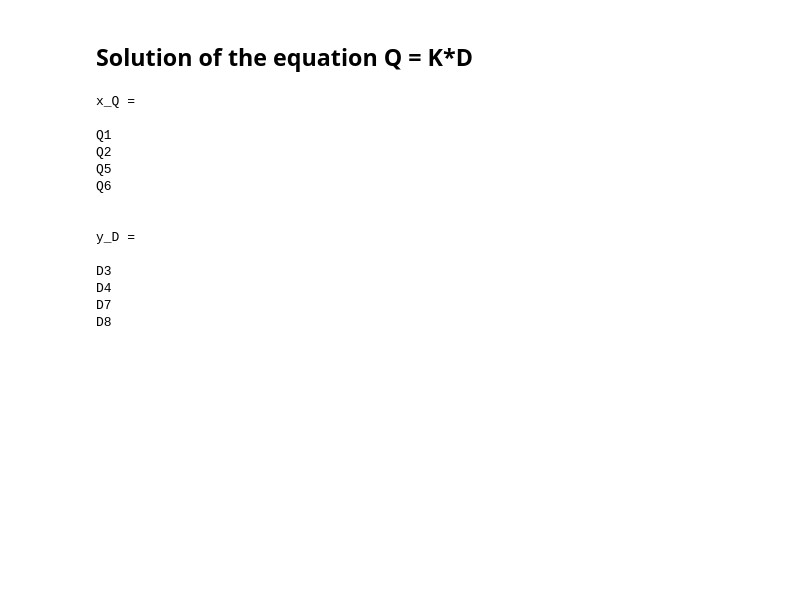
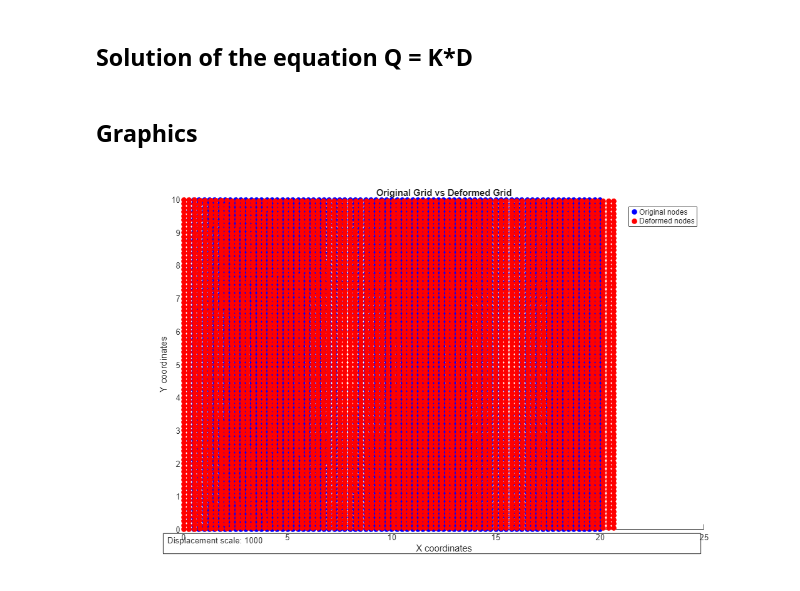
Before and after one commit to NICOLASQUINONES12/FEM-Plate-CST-Plane-Stress-MATLAB, a Jupyter notebook: Code jupyter.ipynb, the cells around one changed output. Saved outputs shown, nothing was run; the diff lists cells and outputs as text; code cells hidden in the pictures; blank space fills up the shorter version.

Commit message:
Graph of nodes displaced

```diff
--- a/Code jupyter.ipynb
+++ b/Code jupyter.ipynb
@@ -18,8 +18,8 @@ chapter a solution is make by subdivided the plate in two CST. The purpose of th
 t = 1; % in
 E = 30*10^6; %psi
 v = 0.3;
-n_x = 1;
-n_y = 1;
+n_x = 80;
+n_y = 80;
 x0 = 0;
 y0 = 0;
 x1 = 20;
@@ -153,22 +149,60 @@ Q =
 # %% [markdown]
 ## Solution of the equation Q = K*D
 # %%
-%Identificaction of known and unknown dfo
+%We subdivided the matrices
+%u is used for unknown and k for known
+D_k_positions = find(~isnan(D)); %The displacements that are imposed
+D_u_positions = find(isnan(D)); %The displacements that we don't known
+
+K_uu = K(D_u_positions,D_u_positions);
+K_uk = K(D_u_positions,D_k_positions);
+K_kk = K(D_k_positions,D_k_positions);
+K_ku = K(D_k_positions,D_u_positions);
+
+D_u = D(D_u_positions);
+D_k = D(D_k_positions);
+Q_k = Q(D_u_positions);%Values of Q in the dfo where the displacements are not known
+
+D_u = K_uu\(Q_k-K_uk*D_k);
+Q_u = K_kk*D_k+K_ku*D_u;
+
+D(D_u_positions) = D_u;
+Q(D_k_positions) = Q_u;
-# %% [output]
-x_Q =
-
-Q1
-Q2
-Q5
-Q6
-
-
-y_D =
-
-D3
-D4
-D7
-D8
+# %% [markdown]
+## Graphics
+# %%
+%Coordinates with displacements
+
+%Original Coordinates
+[X_grid,Y_grid] = meshgrid(x,y);
+X_grid_tra = X_grid';
+Y_grid_tra = Y_grid';
+x_points = X_grid_tra(:);
+y_points = Y_grid_tra(:);
+%Displacements of u for x with corresponds to the odd dfos and v for y with even dfos.
+u = D(1:2:end);
+v = D(2:2:end);
+displacement_scale = 1000;%to diferentiate te results
+
+%Displacements in x and y
+x_displaced = x_points +u*displacement_scale;
+y_displaced = y_points +v*displacement_scale;
+
+%Figures
+figure;
+hold on;
+% puntos originales y desplazados
+plot(X_grid(:), Y_grid(:), 'bo', 'MarkerFaceColor', 'b');
+plot(x_displaced, y_displaced, 'ro', 'MarkerFaceColor', 'r');
+hold off;
+title('Original Grid vs Deformed Grid');
+xlabel('X coordinates');
+ylabel('Y coordinates');
+legend('Original nodes','Deformed nodes');
+note = sprintf('Displacement scale: %d', displacement_scale);
+annotation('textbox', [0.1, 0.05, 0.8, 0.05], 'String', note);
+# %% [output]
+[figure, added]
 # %%
 %{%Replacing the NaN for incognites
 %Identification of the values that are NaN in the code
```
Also changed, not shown: parts of 2 cells of this notebook, 1 other file.
